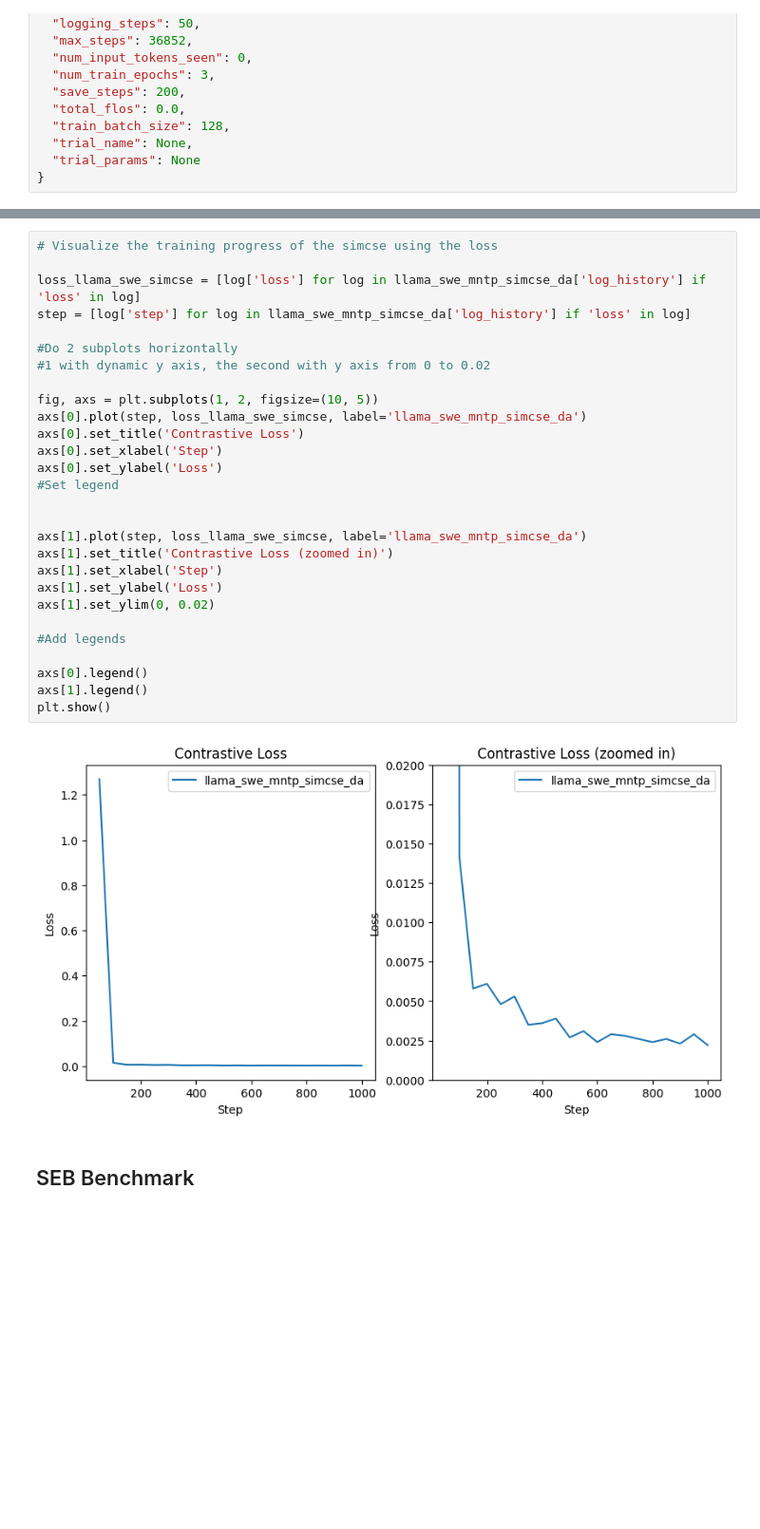
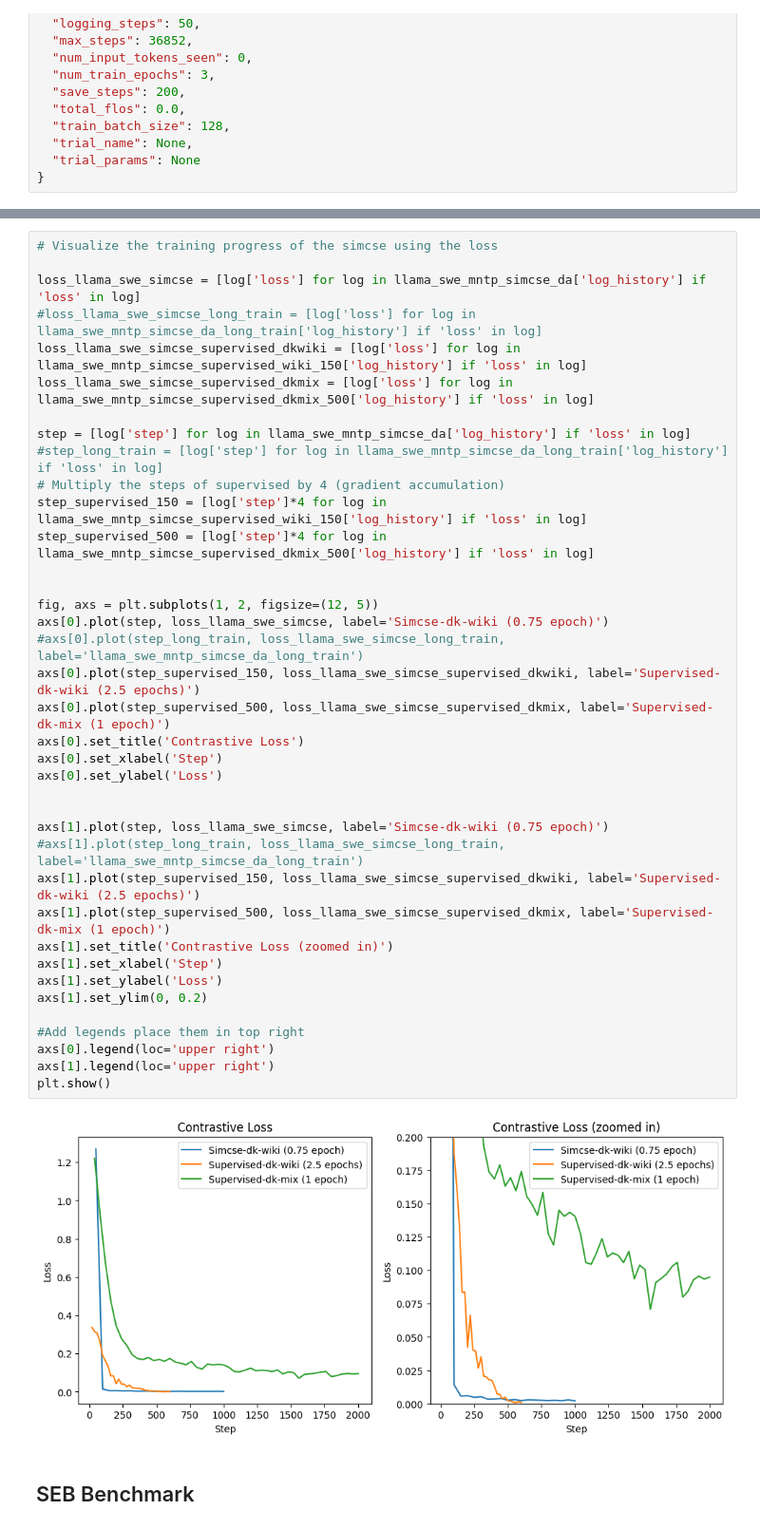
Before and after one commit to jalkestrup/dtu-deep-project, a Jupyter notebook: training_results/llm2vec_train_results.ipynb, the cells around one changed output, grey strips where cells are left out. Shown: that part at 95% size. Saved outputs shown, nothing was run; the diff lists cells and outputs as text; blank space fills up the shorter version.

Commit message:
A lot of work :-) Added supervised finetuning runs and renamed files

```diff
--- a/training_results/llm2vec_train_results.ipynb
+++ b/training_results/llm2vec_train_results.ipynb
@@ -659,33 +1535,43 @@ llama_swe_mntp_simcse_da = {
 # %%
 # Visualize the training progress of the simcse using the loss
 
 loss_llama_swe_simcse = [log['loss'] for log in llama_swe_mntp_simcse_da['log_history'] if 'loss' in log]
+#loss_llama_swe_simcse_long_train = [log['loss'] for log in llama_swe_mntp_simcse_da_long_train['log_history'] if 'loss' in log]
+loss_llama_swe_simcse_supervised_dkwiki = [log['loss'] for log in llama_swe_mntp_simcse_supervised_wiki_150['log_history'] if 'loss' in log]
+loss_llama_swe_simcse_supervised_dkmix = [log['loss'] for log in llama_swe_mntp_simcse_supervised_dkmix_500['log_history'] if 'loss' in log]
+
 step = [log['step'] for log in llama_swe_mntp_simcse_da['log_history'] if 'loss' in log]
+#step_long_train = [log['step'] for log in llama_swe_mntp_simcse_da_long_train['log_history'] if 'loss' in log]
+# Multiply the steps of supervised by 4 (gradient accumulation)
+step_supervised_150 = [log['step']*4 for log in llama_swe_mntp_simcse_supervised_wiki_150['log_history'] if 'loss' in log]
+step_supervised_500 = [log['step']*4 for log in llama_swe_mntp_simcse_supervised_dkmix_500['log_history'] if 'loss' in log]
 
-#Do 2 subplots horizontally
-#1 with dynamic y axis, the second with y axis from 0 to 0.02
 
-fig, axs = plt.subplots(1, 2, figsize=(10, 5))
-axs[0].plot(step, loss_llama_swe_simcse, label='llama_swe_mntp_simcse_da')
+fig, axs = plt.subplots(1, 2, figsize=(12, 5))
+axs[0].plot(step, loss_llama_swe_simcse, label='Simcse-dk-wiki (0.75 epoch)')
+#axs[0].plot(step_long_train, loss_llama_swe_simcse_long_train, label='llama_swe_mntp_simcse_da_long_train')
+axs[0].plot(step_supervised_150, loss_llama_swe_simcse_supervised_dkwiki, label='Supervised-dk-wiki (2.5 epochs)')
+axs[0].plot(step_supervised_500, loss_llama_swe_simcse_supervised_dkmix, label='Supervised-dk-mix (1 epoch)')
 axs[0].set_title('Contrastive Loss')
 axs[0].set_xlabel('Step')
 axs[0].set_ylabel('Loss')
-#Set legend
 
 
-axs[1].plot(step, loss_llama_swe_simcse, label='llama_swe_mntp_simcse_da')
+axs[1].plot(step, loss_llama_swe_simcse, label='Simcse-dk-wiki (0.75 epoch)')
+#axs[1].plot(step_long_train, loss_llama_swe_simcse_long_train, label='llama_swe_mntp_simcse_da_long_train')
+axs[1].plot(step_supervised_150, loss_llama_swe_simcse_supervised_dkwiki, label='Supervised-dk-wiki (2.5 epochs)')
+axs[1].plot(step_supervised_500, loss_llama_swe_simcse_supervised_dkmix, label='Supervised-dk-mix (1 epoch)')
 axs[1].set_title('Contrastive Loss (zoomed in)')
 axs[1].set_xlabel('Step')
 axs[1].set_ylabel('Loss')
-axs[1].set_ylim(0, 0.02)
+axs[1].set_ylim(0, 0.2)
 
-#Add legends
-
-axs[0].legend()
-axs[1].legend()
+#Add legends place them in top right
+axs[0].legend(loc='upper right')
+axs[1].legend(loc='upper right')
 plt.show()
 # %% [output]
-[figure, old version]
+[figure, new version]
 # %% [markdown]
 ## SEB Benchmark
 # %%
```
Also changed, not shown: parts of 21 cells of this notebook, 19 other files.
